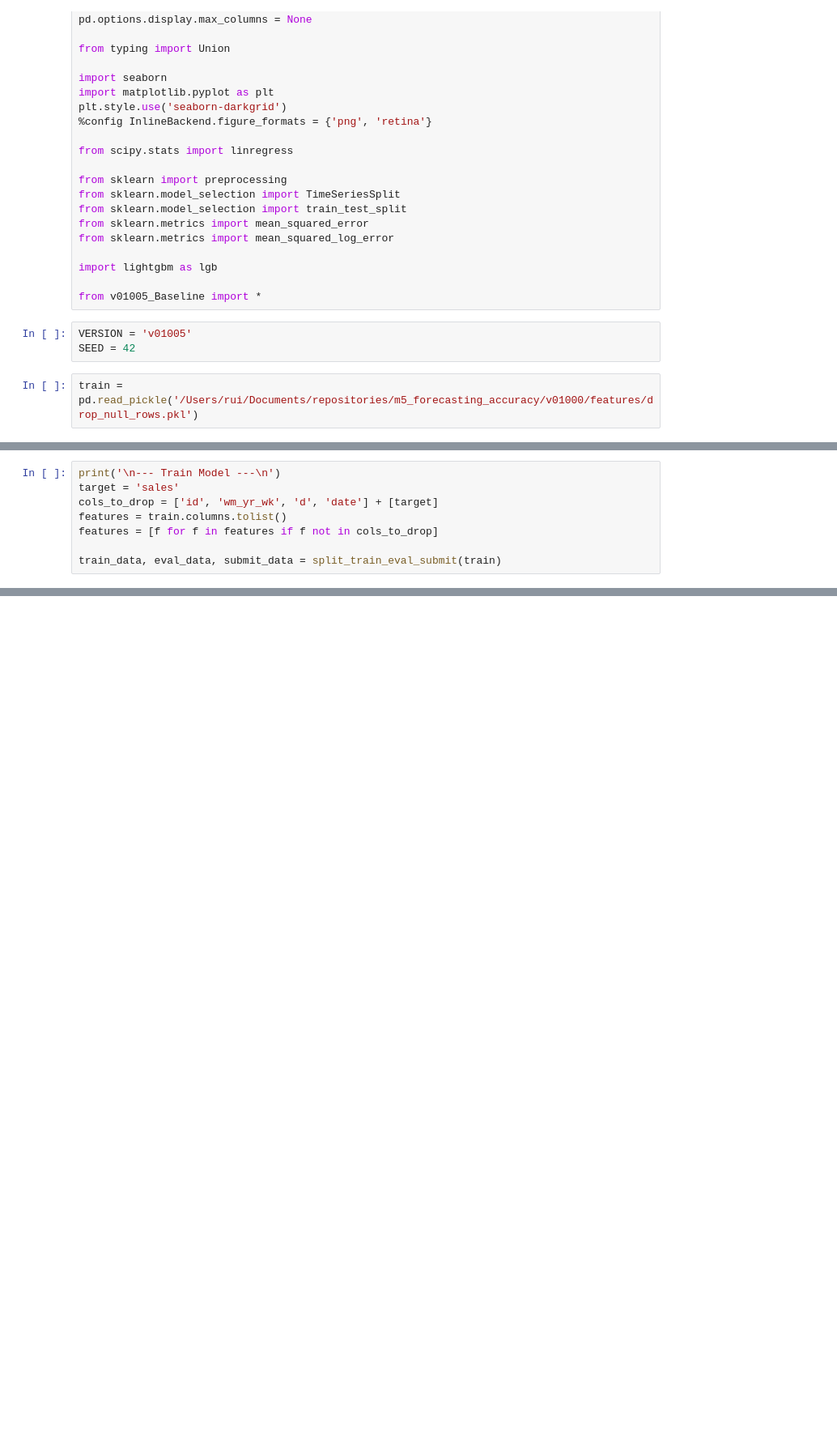
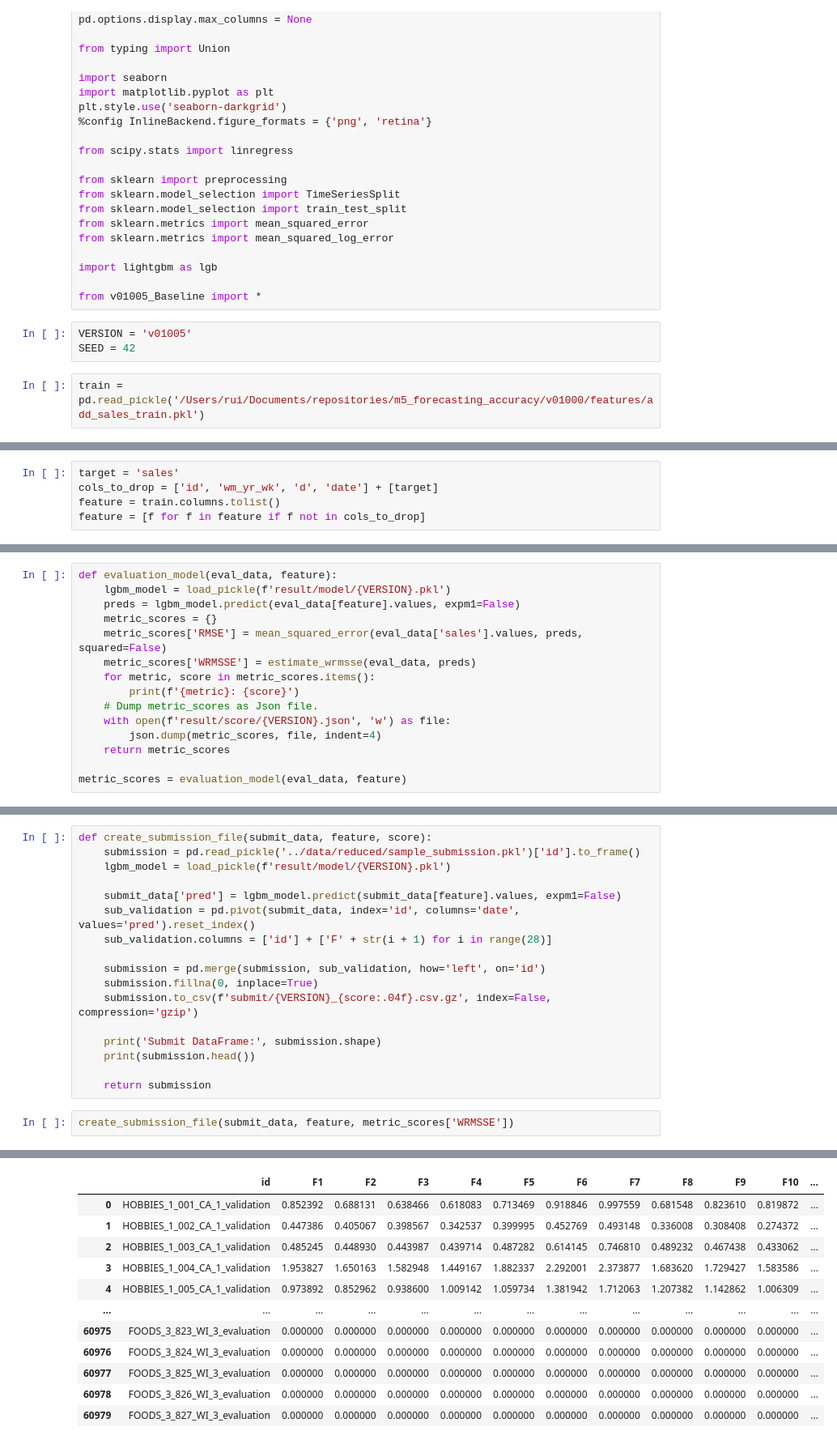
Before and after one commit to konumaru/m5_forecasting_accuracy, a Jupyter notebook: v01000/sand_box.ipynb, the cells around one changed output, grey strips where cells are left out. Shown at 81% size. Cells and saved outputs as stored; diff of their text form; blank space fills up the shorter version.

```diff
--- a/v01000/sand_box.ipynb
+++ b/v01000/sand_box.ipynb
@@ -33,4 +33,4 @@ from v01005_Baseline import *
 VERSION = 'v01005'
 SEED = 42
 # %%
-train = pd.read_pickle('/Users/rui/Documents/repositories/m5_forecasting_accuracy/v01000/features/drop_null_rows.pkl')
+train = pd.read_pickle('/Users/rui/Documents/repositories/m5_forecasting_accuracy/v01000/features/add_sales_train.pkl')
@@ -48,8 +48,5 @@ def split_train_eval_submit(df, pred_interval=28):
 # %%
-print('\n--- Train Model ---\n')
 target = 'sales'
 cols_to_drop = ['id', 'wm_yr_wk', 'd', 'date'] + [target]
-features = train.columns.tolist()
-features = [f for f in features if f not in cols_to_drop]
-
-train_data, eval_data, submit_data = split_train_eval_submit(train)
+feature = train.columns.tolist()
+feature = [f for f in feature if f not in cols_to_drop]
@@ -65,0 +53,15 @@ def create_feature(df):
+# %%
+def evaluation_model(eval_data, feature):
+    lgbm_model = load_pickle(f'result/model/{VERSION}.pkl')
+    preds = lgbm_model.predict(eval_data[feature].values, expm1=False)
+    metric_scores = {}
+    metric_scores['RMSE'] = mean_squared_error(eval_data['sales'].values, preds, squared=False)
+    metric_scores['WRMSSE'] = estimate_wrmsse(eval_data, preds)
+    for metric, score in metric_scores.items():
+        print(f'{metric}: {score}')
+    # Dump metric_scores as Json file.
+    with open(f'result/score/{VERSION}.json', 'w') as file:
+        json.dump(metric_scores, file, indent=4)
+    return metric_scores
+
+metric_scores = evaluation_model(eval_data, feature)
@@ -65,0 +76,20 @@ def create_feature(df):
+# %%
+def create_submission_file(submit_data, feature, score):
+    submission = pd.read_pickle('../data/reduced/sample_submission.pkl')['id'].to_frame()
+    lgbm_model = load_pickle(f'result/model/{VERSION}.pkl')
+
+    submit_data['pred'] = lgbm_model.predict(submit_data[feature].values, expm1=False)
+    sub_validation = pd.pivot(submit_data, index='id', columns='date', values='pred').reset_index()
+    sub_validation.columns = ['id'] + ['F' + str(i + 1) for i in range(28)]
+
+    submission = pd.merge(submission, sub_validation, how='left', on='id')
+    submission.fillna(0, inplace=True)
+    submission.to_csv(f'submit/{VERSION}_{score:.04f}.csv.gz', index=False, compression='gzip')
+
+    print('Submit DataFrame:', submission.shape)
+    print(submission.head())
+
+    return submission
+# %%
+create_submission_file(submit_data, feature, metric_scores['WRMSSE'])
+# %% [output]
@@ -65,0 +118,12 @@ def create_feature(df):
+|  | id | F1 | F2 | F3 | F4 | F5 | F6 | F7 | F8 | F9 | F10 | ... |
+| 0 | HOBBIES_1_001_CA_1_validation | 0.852392 | 0.688131 | 0.638466 | 0.618083 | 0.713469 | 0.918846 | 0.997559 | 0.681548 | 0.823610 | 0.819872 | ... |
+| 1 | HOBBIES_1_002_CA_1_validation | 0.447386 | 0.405067 | 0.398567 | 0.342537 | 0.399995 | 0.452769 | 0.493148 | 0.336008 | 0.308408 | 0.274372 | ... |
+| 2 | HOBBIES_1_003_CA_1_validation | 0.485245 | 0.448930 | 0.443987 | 0.439714 | 0.487282 | 0.614145 | 0.746810 | 0.489232 | 0.467438 | 0.433062 | ... |
+| 3 | HOBBIES_1_004_CA_1_validation | 1.953827 | 1.650163 | 1.582948 | 1.449167 | 1.882337 | 2.292001 | 2.373877 | 1.683620 | 1.729427 | 1.583586 | ... |
+| 4 | HOBBIES_1_005_CA_1_validation | 0.973892 | 0.852962 | 0.938600 | 1.009142 | 1.059734 | 1.381942 | 1.712063 | 1.207382 | 1.142862 | 1.006309 | ... |
+| ... | ... | ... | ... | ... | ... | ... | ... | ... | ... | ... | ... | ... |
+| 60975 | FOODS_3_823_WI_3_evaluation | 0.000000 | 0.000000 | 0.000000 | 0.000000 | 0.000000 | 0.000000 | 0.000000 | 0.000000 | 0.000000 | 0.000000 | ... |
+| 60976 | FOODS_3_824_WI_3_evaluation | 0.000000 | 0.000000 | 0.000000 | 0.000000 | 0.000000 | 0.000000 | 0.000000 | 0.000000 | 0.000000 | 0.000000 | ... |
+| 60977 | FOODS_3_825_WI_3_evaluation | 0.000000 | 0.000000 | 0.000000 | 0.000000 | 0.000000 | 0.000000 | 0.000000 | 0.000000 | 0.000000 | 0.000000 | ... |
+| 60978 | FOODS_3_826_WI_3_evaluation | 0.000000 | 0.000000 | 0.000000 | 0.000000 | 0.000000 | 0.000000 | 0.000000 | 0.000000 | 0.000000 | 0.000000 | ... |
+| 60979 | FOODS_3_827_WI_3_evaluation | 0.000000 | 0.000000 | 0.000000 | 0.000000 | 0.000000 | 0.000000 | 0.000000 | 0.000000 | 0.000000 | 0.000000 | ... |
```
Also changed, not shown: parts of 7 cells of this notebook, 14 other files.
